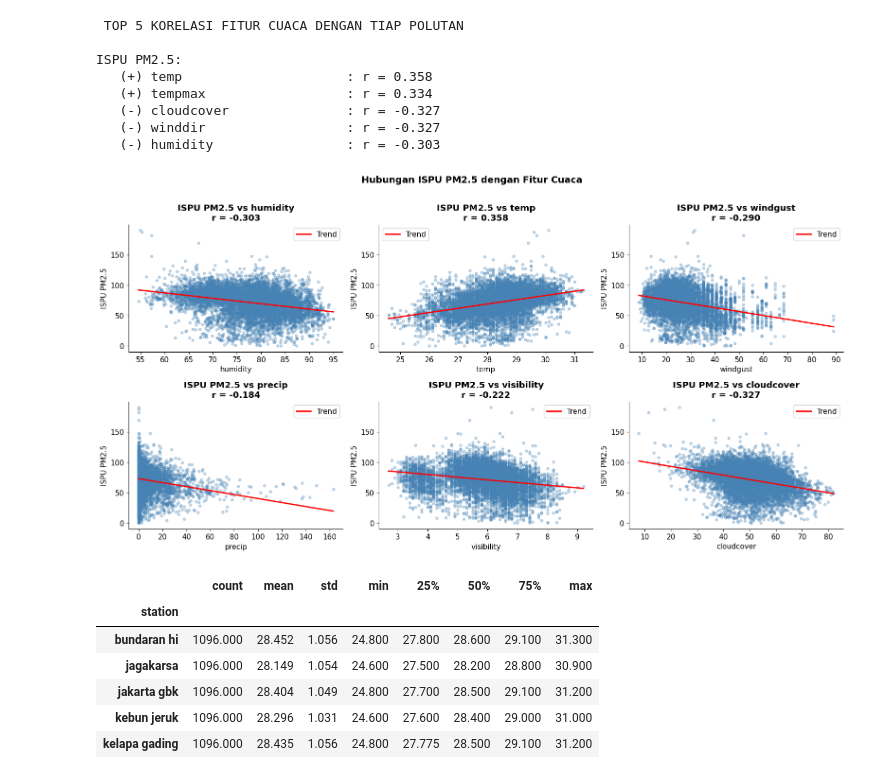
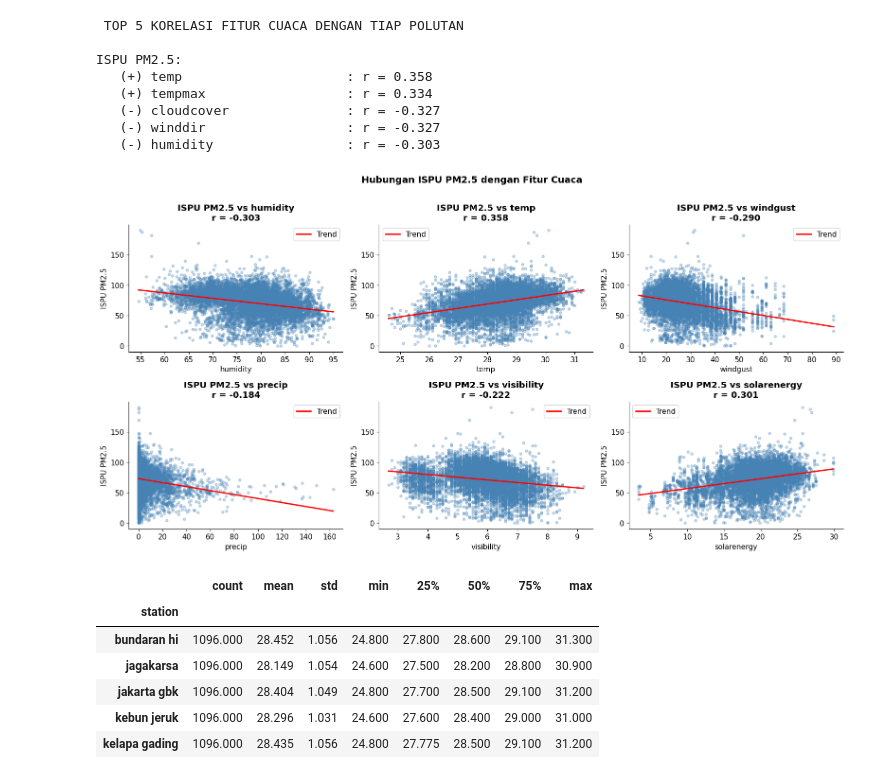
Before and after one commit to aauliaaz/project-daming, a Jupyter notebook: notebooks/EDA.ipynb, the cells around one changed output. Saved outputs shown, nothing was run; the diff lists cells and outputs as text; code cells hidden in the pictures.

```diff
--- a/notebooks/EDA.ipynb
+++ b/notebooks/EDA.ipynb
@@ -949,7 +1207,7 @@ ISPU PM2.5:
 # %%
 # Scatter plot: PM2.5 vs beberapa fitur cuaca
 if 'df_gabung' in dir():
-    fitur_plot = [f for f in ['humidity', 'temp', 'windgust', 'precip', 'visibility', 'cloudcover']
+    fitur_plot = [f for f in ['humidity', 'temp', 'windgust', 'precip', 'visibility', 'solarenergy']
                   if f in df_gabung.columns]
     target = 'PM2.5' if 'PM2.5' in df_gabung.columns else ('ISPU PM2.5' if 'ISPU PM2.5' in df_gabung.columns else POLLUTANTS_AKTIF[0])
 
@@ -964,34 +1222,34 @@ if 'df_gabung' in dir():
         # Drop NaN untuk plot scatter
         valid_idx = (df_gabung[fitur].notna()) & (df_gabung[target].notna())
         x_data = df_gabung.loc[valid_idx, fitur].values
         y_data = df_gabung.loc[valid_idx, target].values
 
         if len(x_data) > 1:
             ax.scatter(x_data, y_data, alpha=0.3, s=15, color='steelblue')
 
             # Trend line
             z = np.polyfit(x_data, y_data, 1)
             p = np.poly1d(z)
             x_range = np.linspace(x_data.min(), x_data.max(), 100)
             ax.plot(x_range, p(x_range), 'r-', linewidth=2, label='Trend')
 
             r = np.corrcoef(x_data, y_data)[0, 1]
             ax.set_title(f'{target} vs {fitur}\nr = {r:.3f}', fontweight='bold')
             ax.set_xlabel(fitur)
             ax.set_ylabel(target)
             ax.legend()
         else:
             ax.text(0.5, 0.5, f'Data {fitur} tidak cukup', ha='center', va='center')
 
     for j in range(i+1, len(axes)):
         axes[j].set_visible(False)
 
     plt.suptitle(f'Hubungan {target} dengan Fitur Cuaca', fontsize=14, fontweight='bold', y=1.01)
     plt.tight_layout()
     plt.savefig('outputs/scatter_polusi_cuaca.png', dpi=150, bbox_inches='tight')
     plt.show()
 # %% [output]
-[figure, old version]
+[figure, new version]
 # %%
 df_cuaca.groupby('station')['temp'].describe()
 # %% [output]
```
Also changed, not shown: parts of 9 cells of this notebook, 1 other file.
